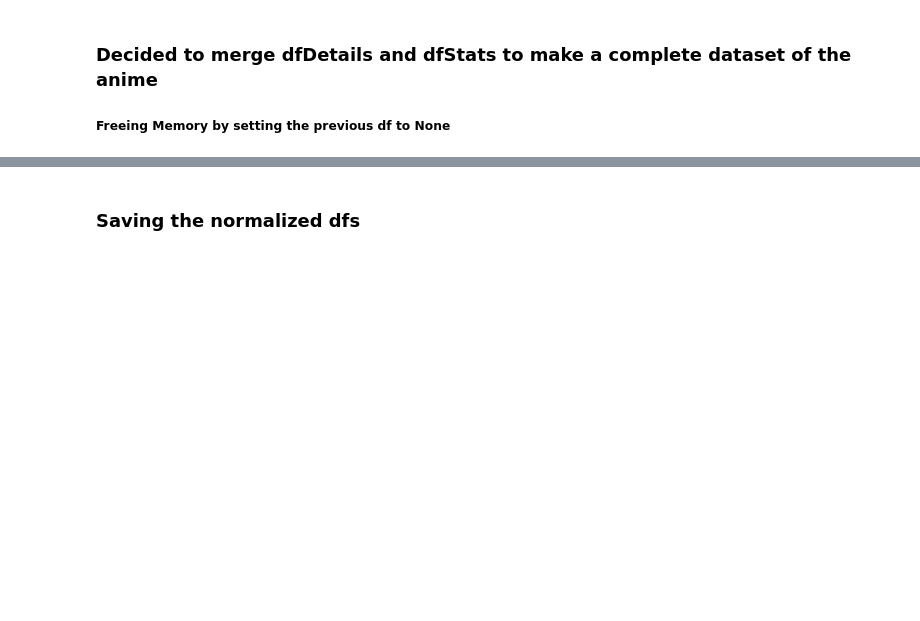
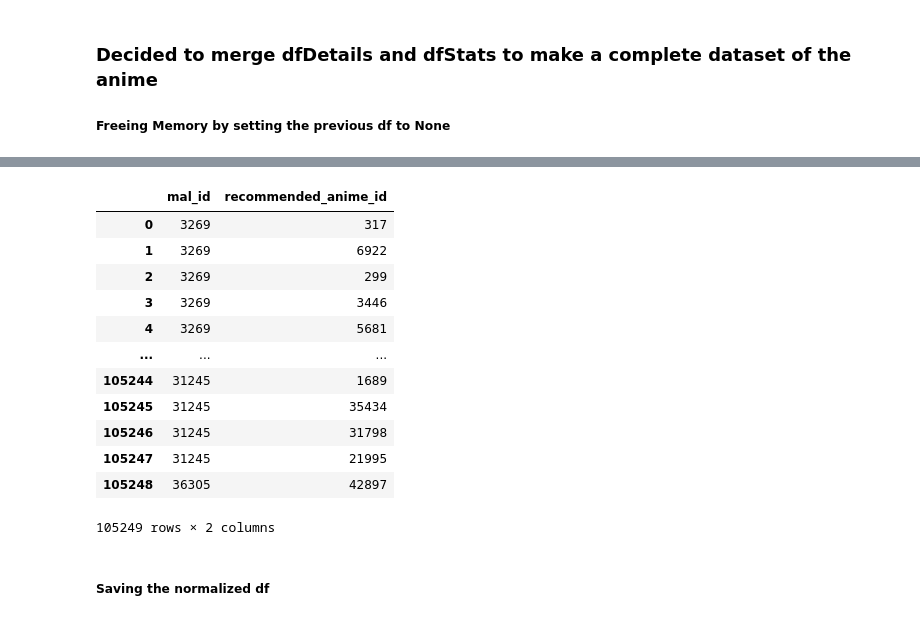
Before and after one commit to DylanTimo/IUM-TWEB-DylanTimo, a Jupyter notebook: solution/notebooks/CleaningAnime.ipynb, the cells around one changed output, grey strips where cells are left out. Saved outputs shown, nothing was run; the diff lists cells and outputs as text; code cells hidden in the pictures; blank space fills up the shorter version.

```diff
--- a/solution/notebooks/CleaningAnime.ipynb
+++ b/solution/notebooks/CleaningAnime.ipynb
@@ -91,4 +119,20 @@ animeDf.head()
 # %%
 dfRecs = dfRecs.rename(columns={"recommendation_mal_id": "recommended_anime_id"})
+
+dfRecs
+# %% [output]
+|  | mal_id | recommended_anime_id |
+| 0 | 3269 | 317 |
+| 1 | 3269 | 6922 |
+| 2 | 3269 | 299 |
+| 3 | 3269 | 3446 |
+| 4 | 3269 | 5681 |
+| ... | ... | ... |
+| 105244 | 31245 | 1689 |
+| 105245 | 31245 | 35434 |
+| 105246 | 31245 | 31798 |
+| 105247 | 31245 | 21995 |
+| 105248 | 36305 | 42897 |
+105249 rows × 2 columns
 # %% [markdown]
-### Saving the normalized dfs
+##### Saving the normalized df
```
Also changed, not shown: parts of 17 cells of this notebook, 1 other file.
